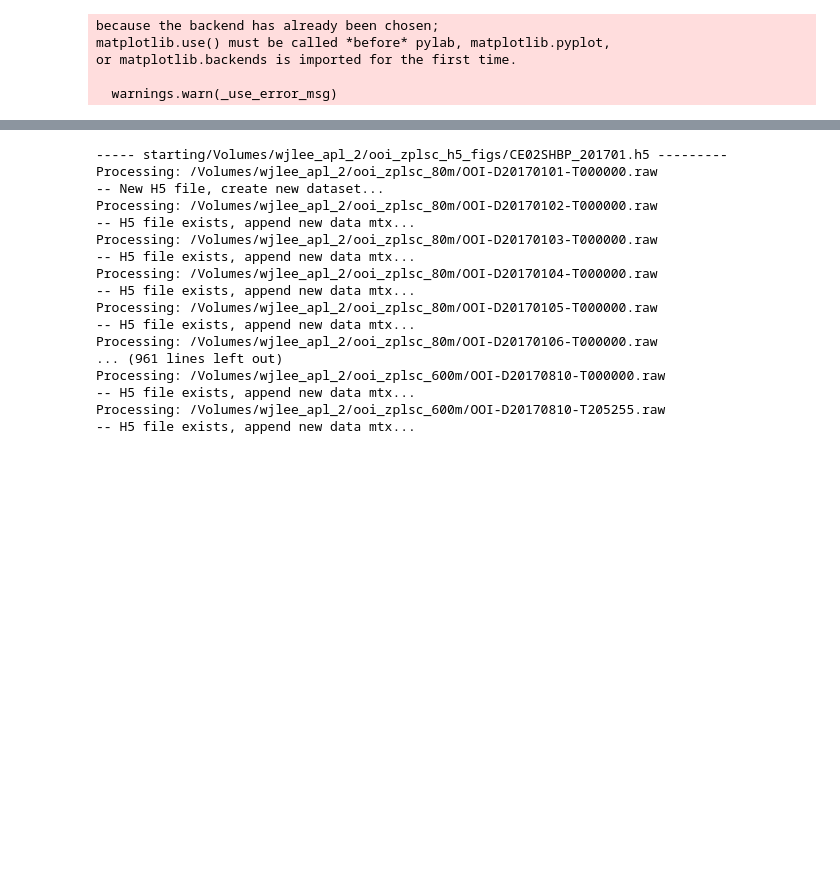
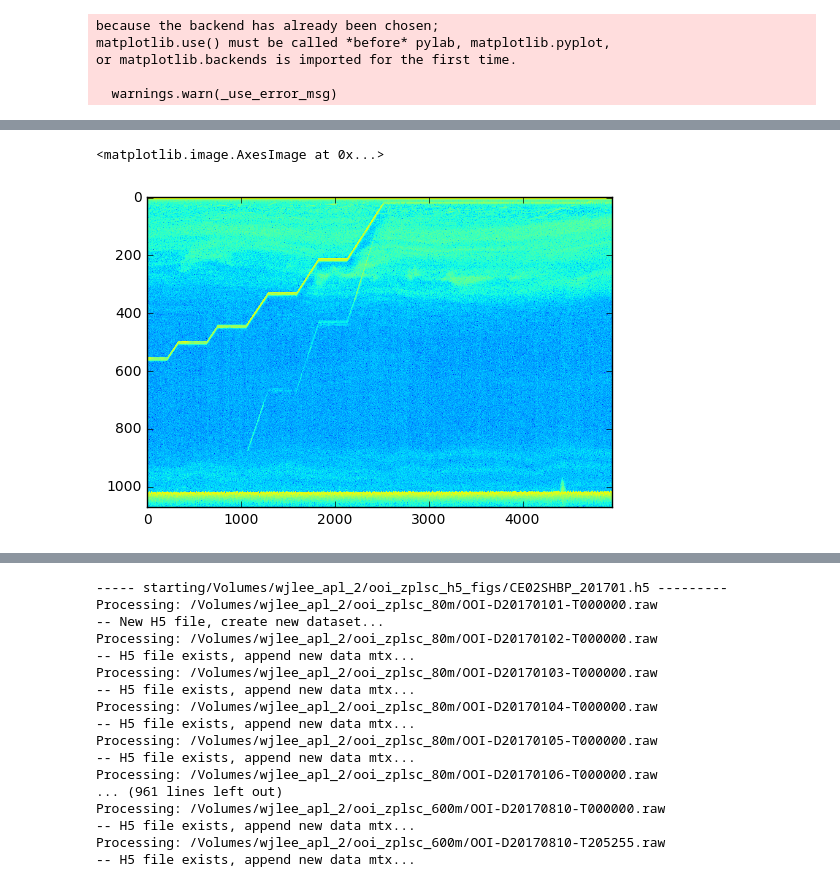
Before and after one commit to valentina-s/ooi_sonar, a Jupyter notebook: Convert raw to h5.ipynb, the cells around one changed output, grey strips where cells are left out. Drawn from its saved outputs; the diff is of its cells as text; code cells hidden in the pictures; blank space fills up the shorter version.

```diff
--- a/Convert raw to h5.ipynb
+++ b/Convert raw to h5.ipynb
@@ -20,0 +76,5 @@ from concat_raw import *
+# %%
+plt.imshow(power_data_dict2[1],aspect='auto')
+# %% [output]
+<matplotlib.image.AxesImage at 0x...>
+[figure, added]
```
Also changed, not shown: parts of 22 cells of this notebook, 2 other files.
